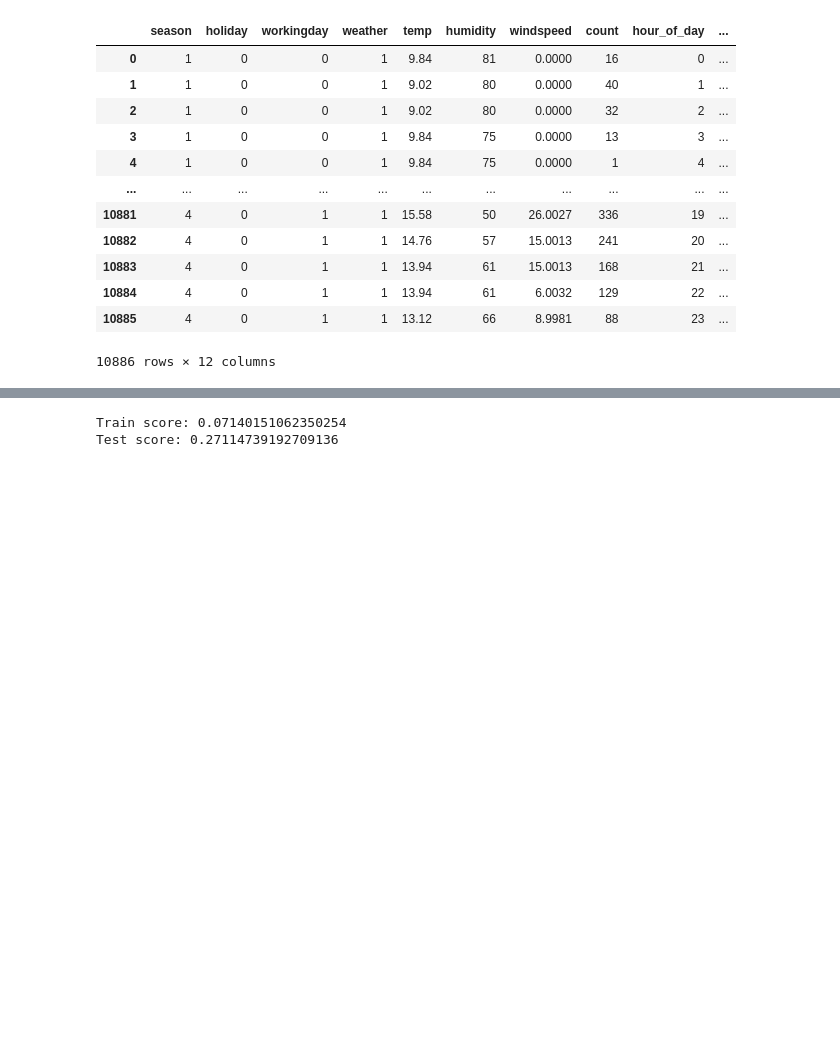
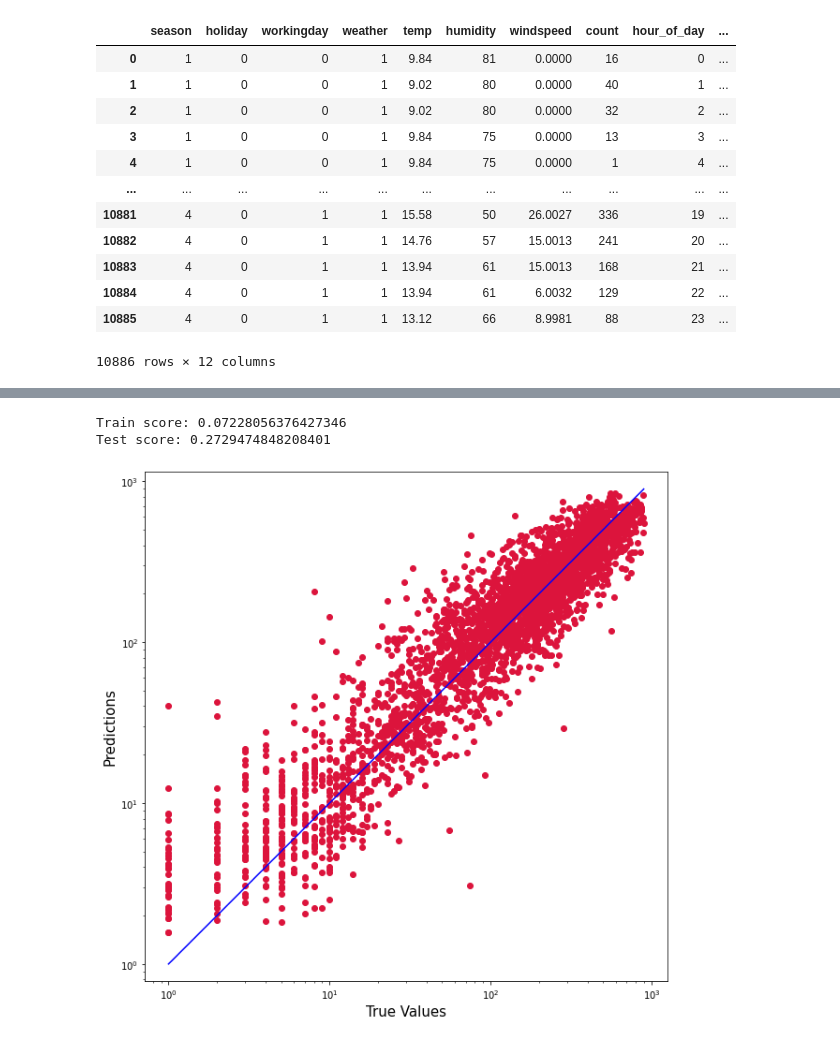
Before and after one commit to NPGiorgi/mlucu, a Jupyter notebook: bikesV2/bikes.ipynb, the cells around one changed output, grey strips where cells are left out. Drawn from its saved outputs; the diff is of its cells as text; code cells hidden in the pictures; blank space fills up the shorter version.

```diff
--- a/bikesV2/bikes.ipynb
+++ b/bikesV2/bikes.ipynb
@@ -205,20 +222,40 @@ df.drop(["humidity"], axis=1, inplace=True)
 # %%
 from sklearn.model_selection import train_test_split
 from sklearn.ensemble import RandomForestRegressor
 from sklearn.metrics import mean_squared_log_error
 
 cols = df.columns.difference(['count'])
 
-# TODO: k-folds cross validation?
 X_train, X_test, y_train, y_test = train_test_split(df[cols], df["count"], test_size=0.30, shuffle=True, random_state=42)
 
 
 rfr_grid_search = RandomForestRegressor()
 
 rfr_grid_search.fit(X_train, y_train)
 
-print(f"Train score: {mean_squared_log_error(y_true=y_train,y_pred=rfr_grid_search.predict(X_train))}")
-print(f"Test score: {mean_squared_log_error(y_true=y_test,y_pred=rfr_grid_search.predict(X_test))}")
+predicted_y_train = rfr_grid_search.predict(X_train)
+predicted_y_test = rfr_grid_search.predict(X_test)
+print(f"Train score: {mean_squared_log_error(y_true=y_train,y_pred=predicted_y_train)}")
+print(f"Test score: {mean_squared_log_error(y_true=y_test,y_pred=predicted_y_test)}")
+
+predictions = pd.DataFrame()
+predictions["expected"] = y_test
+predictions["actual"] = predicted_y_test
+predictions.sort_values(by="actual", ascending=True)
+predictions.reset_index(drop=True, inplace=True)
+
+plt.figure(figsize=(10,10))
+plt.scatter(predictions["expected"], predictions["actual"], c='crimson')
+plt.yscale('log')
+plt.xscale('log')
+p1 = max(max(predictions["actual"]), max(predictions["expected"]))
+p2 = min(min(predictions["actual"]), min(predictions["expected"]))
+plt.plot([p1, p2], [p1, p2], 'b-')
+plt.xlabel('True Values', fontsize=15)
+plt.ylabel('Predictions', fontsize=15)
+plt.axis('equal')
+plt.show()
 # %% [output]
-Train score: 0.07140151062350254
-Test score: 0.27114739192709136
+Train score: 0.07228056376427346
+Test score: 0.2729474848208401
+[figure, added]
```
Also changed, not shown: parts of 7 cells of this notebook.
